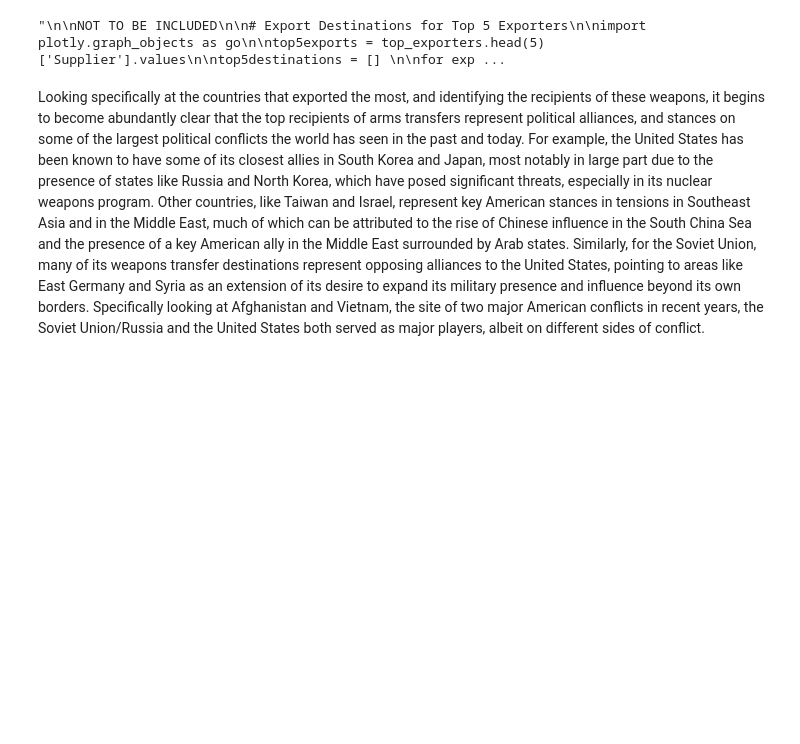
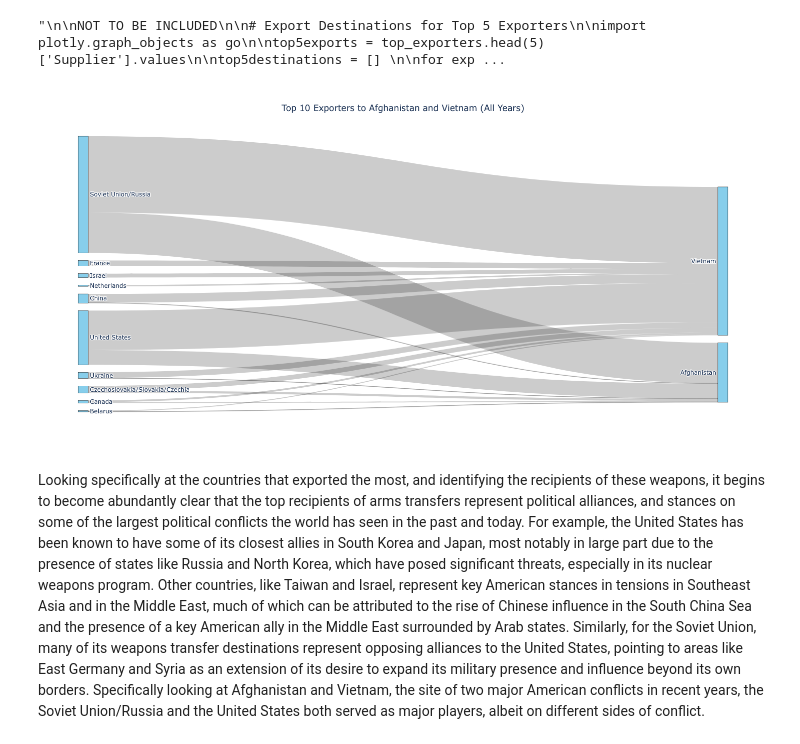
Before and after one commit to Maodougie25/SIPRI-Arms-Trade-Group-Project--, a Jupyter notebook: question2.ipynb, the cells around one changed output. Cells and saved outputs as stored; diff of their text form; code cells hidden in the pictures; blank space fills up the shorter version.

Commit message:
add sankey

```diff
--- a/question2.ipynb
+++ b/question2.ipynb
@@ -101,6 +101,7 @@ print(top5df.to_string(index=False))
 # https://plotly.com/python/sankey-diagram/
 
 import plotly.graph_objects as go
+from IPython.display import Image
 
 data['Recipient'] = data['Recipient'].replace(['Viet Nam', 'South Vietnam'], 'Vietnam')
 
@@ -131,34 +132,37 @@ nodes = exporters + recipients
 
 nodeMap = {}
 index = 0
 for name in nodes:
     nodeMap[name] = index
     index += 1
 
 sources = top10df['Supplier'].map(nodeMap).astype(int).tolist()
 targets = top10df['Recipient'].map(nodeMap).astype(int).tolist()
 values = top10df['Count'].astype(float).tolist()
 
 fig = go.Figure(data = [go.Sankey(
     node = dict(
         pad = 15,
         thickness = 20,
         line = dict(color = "black", width = 0.5),
         label = nodes,
         color = "skyblue"
     ),
     link = dict(
         source = sources,
         target = targets,
         value = values
     ))])
 
 fig.update_layout(
     title_text = "Top 10 Exporters to Afghanistan and Vietnam (All Years)",
     font_size = 12,
     title_x = 0.5)
 
-fig.show()
+fig.write_html("sankey.html")
+Image("sankey.png")
+# %% [output]
+[figure, added]
 # %% [markdown]
 Looking specifically at the countries that exported the most, and identifying the recipients of these weapons, it begins to become abundantly clear that the top recipients of arms transfers represent political alliances, and stances on some of the largest political conflicts the world has seen in the past and today. For example, the United States has been known to have some of its closest allies in South Korea and Japan, most notably in large part due to the presence of states like Russia and North Korea, which have posed significant threats, especially in its nuclear weapons program. Other countries, like Taiwan and Israel, represent key American stances in tensions in Southeast Asia and in the Middle East, much of which can be attributed to the rise of Chinese influence in the South China Sea and the presence of a key American ally in the Middle East surrounded by Arab states. Similarly, for the Soviet Union, many of its weapons transfer destinations represent opposing alliances to the United States, pointing to areas like East Germany and Syria as an extension of its desire to expand its military presence and influence beyond its own borders. Specifically looking at Afghanistan and Vietnam, the site of two major American conflicts in recent years, the Soviet Union/Russia and the United States both served as major players, albeit on different sides of conflict.
 # %%
```
Also changed, not shown: parts of 1 cell of this notebook, 2 other files.
